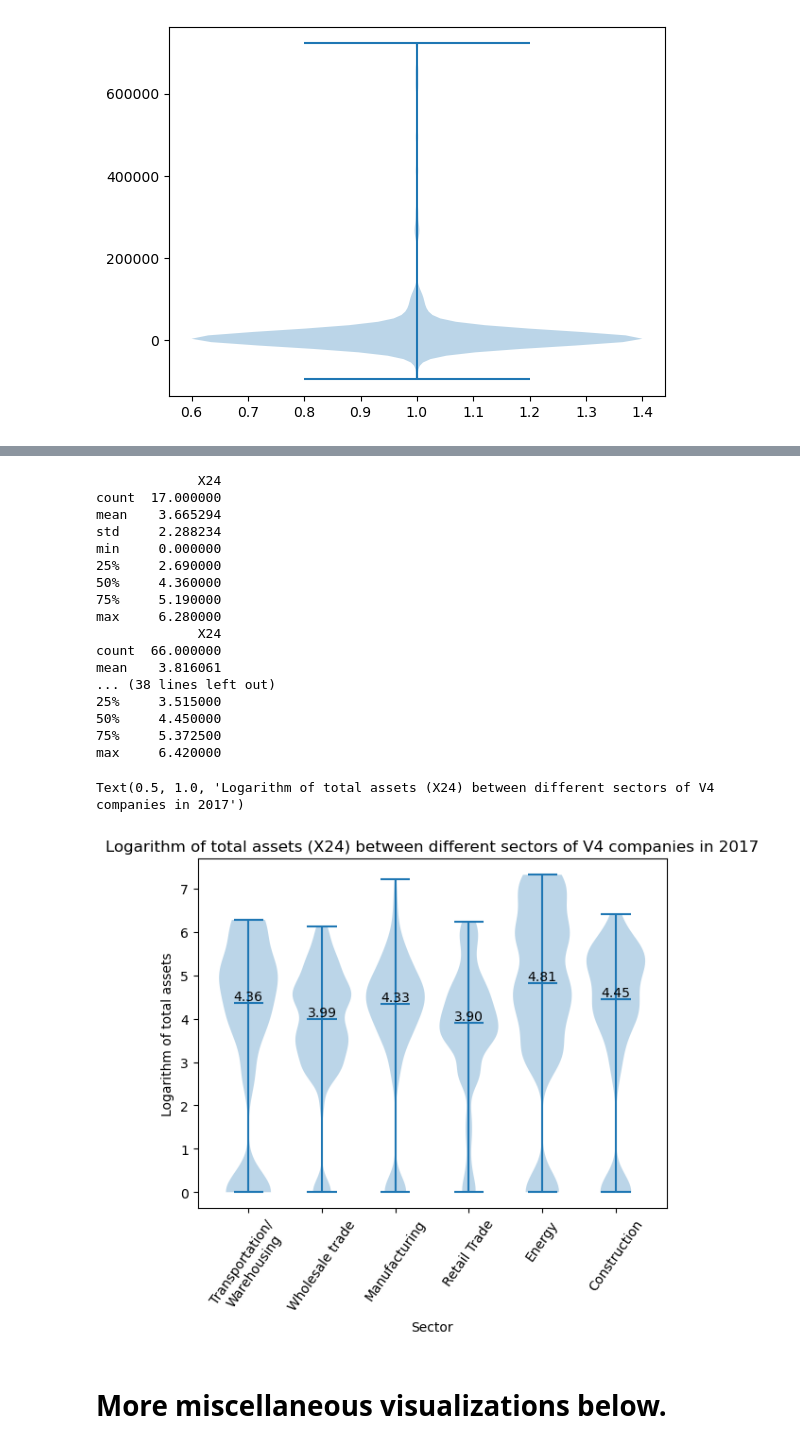
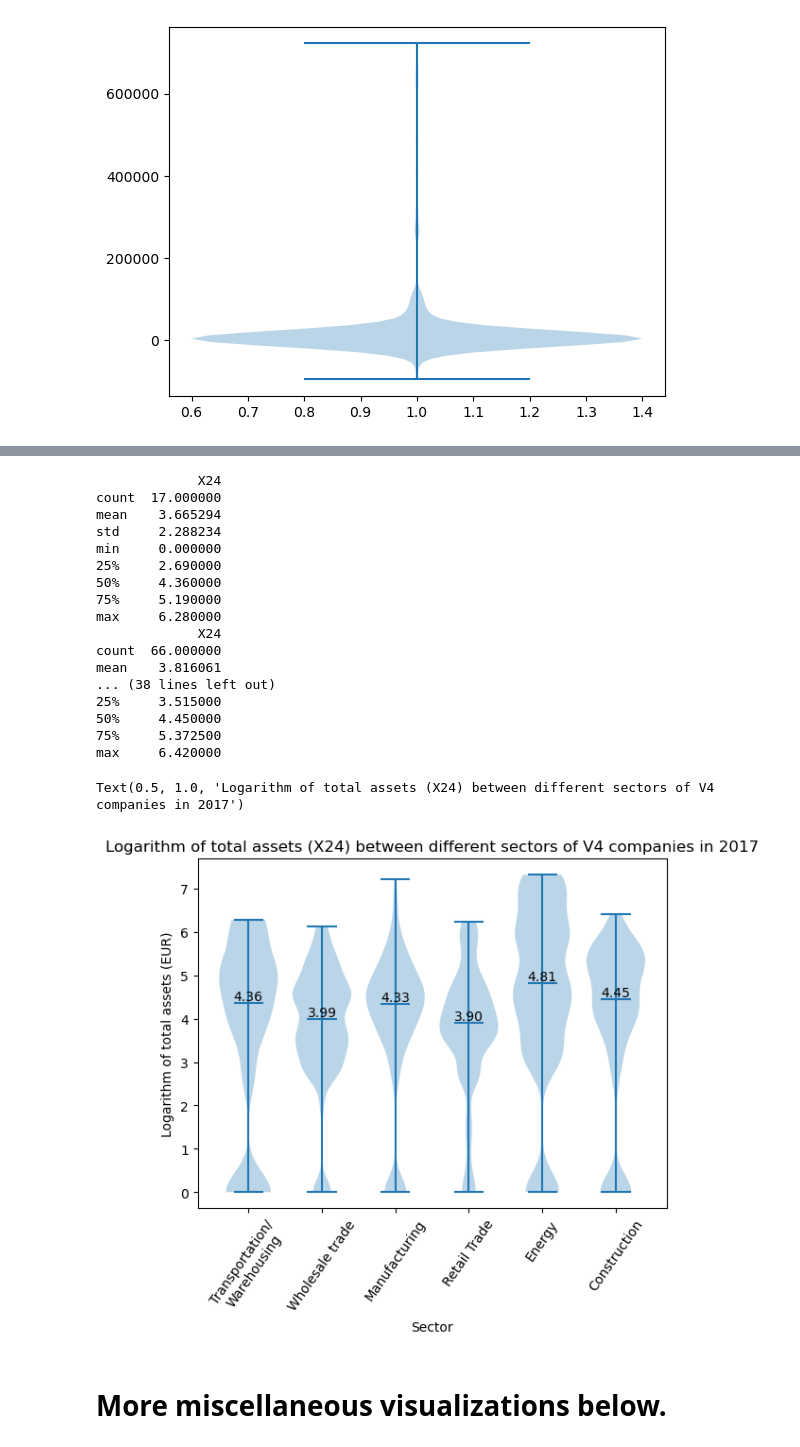
Before and after one commit to dykim3303/v4_group_class, a Jupyter notebook: V4 data/proj.ipynb, the cells around one changed output, grey strips where cells are left out. Saved outputs shown, nothing was run; the diff lists cells and outputs as text; code cells hidden in the pictures.

```diff
--- a/V4 data/proj.ipynb
+++ b/V4 data/proj.ipynb
@@ -64,7 +64,7 @@ How to split with time series and grouped data?
 
 # Machine learning problem: Classification -- Can we predict the sector of a company given its other attributes?
 # Impute with missing values first and then do feature selection?
-df = pd.read_csv('/Users/dy/Desktop/DATA1030/DATA1030-Fall2024/untitled folder/V4 data/2017.csv')
+df = pd.read_csv('/Users/dy/Desktop/DATA1030/DATA1030-Fall2024/term_project/V4 data/2017.csv')
 df.head()
 df.shape
 # %% [output]
@@ -481,5 +499,5 @@ Text(0.5, 1.0, 'Working capital (X44) between different sectors of V4 companies
 # %%
-df = pd.read_csv('/Users/dy/Desktop/DATA1030/DATA1030-Fall2024/untitled folder/V4 data/2017.csv')
+df = pd.read_csv('/Users/dy/Desktop/DATA1030/DATA1030-Fall2024/term_project/V4 data/2017.csv')
 df = df.replace("m", np.nan)
 
 grouped_data_24 = []
@@ -611,35 +629,35 @@ medians = [np.median(d) for d in grouped_data_24]
 for i, median in enumerate(medians):
     ax.text(i + 1, median, f'{median:.2f}',
             horizontalalignment='center',
             verticalalignment='bottom',
             color='black')
 
 
 
 plt.xticks(ticks=np.arange(1,7,1),labels = ["Transportation/\nWarehousing", "Wholesale trade","Manufacturing", "Retail Trade", "Energy", "Construction"], rotation=55)
 plt.xlabel("Sector")
-plt.ylabel("Logarithm of total assets")
+plt.ylabel("Logarithm of total assets (EUR)")
 plt.title("Logarithm of total assets (X24) between different sectors of V4 companies in 2017")
 # %% [output]
              X24
 count  17.000000
 mean    3.665294
 std     2.288234
 min     0.000000
 25%     2.690000
 50%     4.360000
 75%     5.190000
 max     6.280000
              X24
 count  66.000000
 mean    3.816061
 ... (38 lines left out)
 25%     3.515000
 50%     4.450000
 75%     5.372500
 max     6.420000
 Text(0.5, 1.0, 'Logarithm of total assets (X24) between different sectors of V4 companies in 2017')
-[figure, old version]
+[figure, new version]
 # %% [markdown]
 # More miscellaneous visualizations below.
 # %%
```
Also changed, not shown: parts of 6 cells of this notebook.
